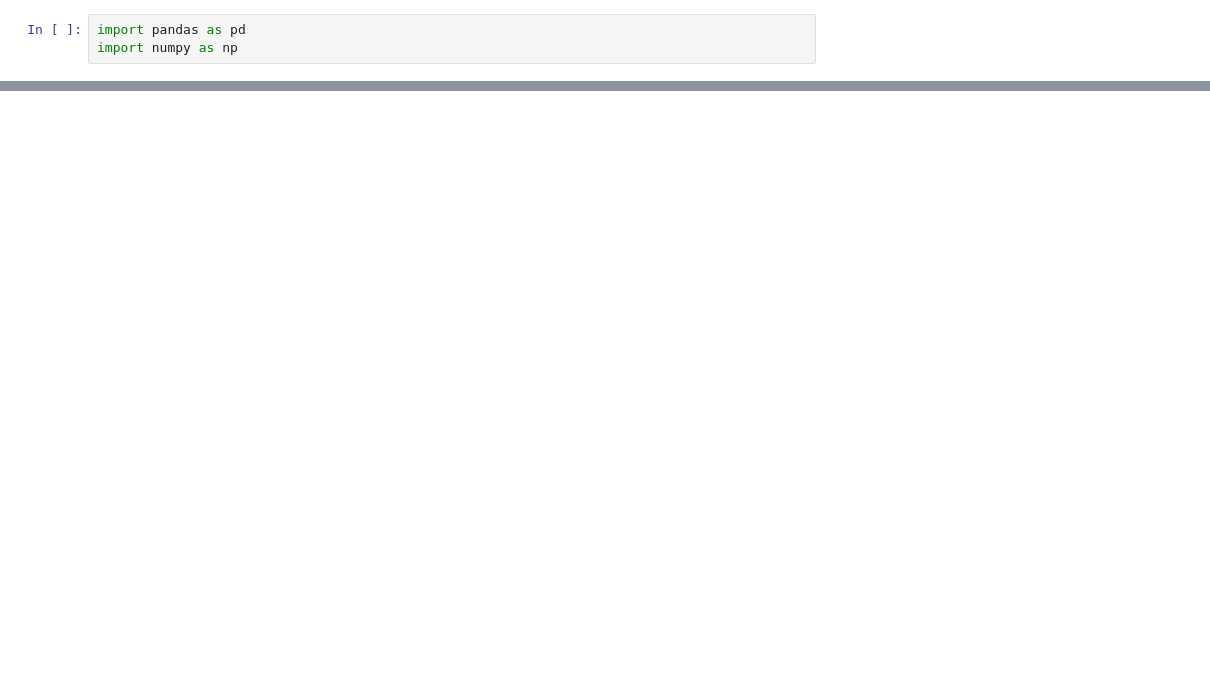
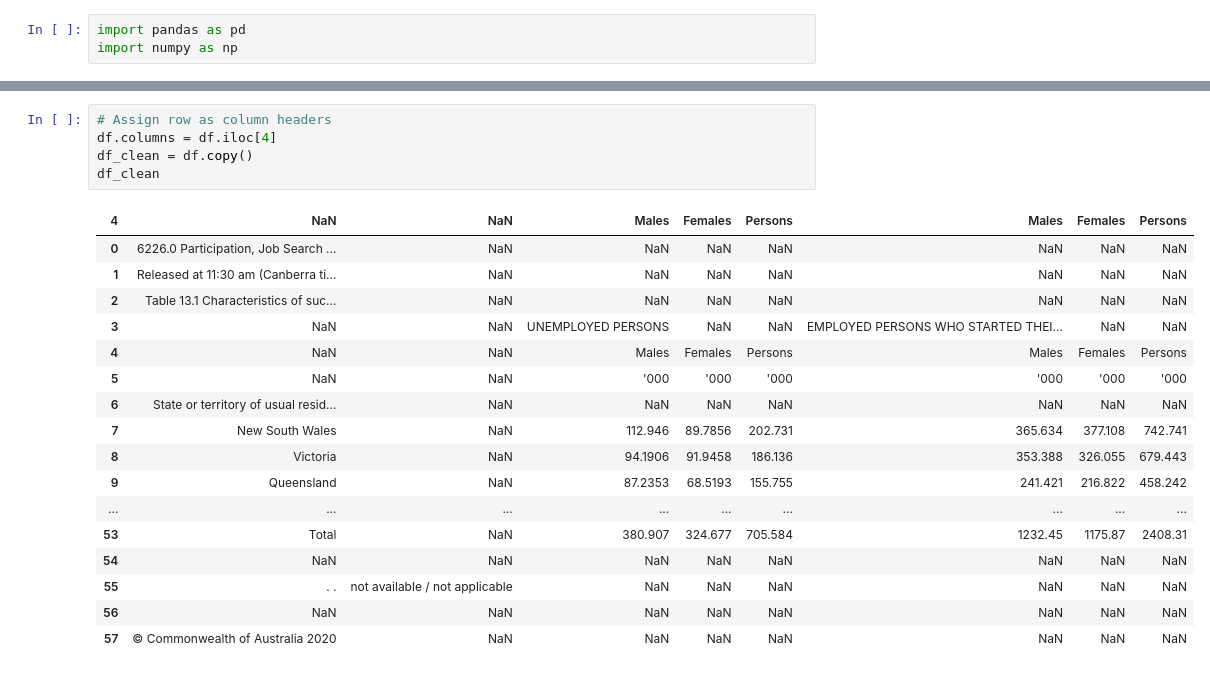
Before and after one commit to dianeyaneza/UWA-Data-Project-2-ETL-SkillsBridge, a Jupyter notebook: char_of_succesful_job_search.ipynb, the cells around one changed output, grey strips where cells are left out. Saved outputs shown, nothing was run; the diff lists cells and outputs as text; blank space fills up the shorter version.

```diff
--- a/char_of_succesful_job_search.ipynb
+++ b/char_of_succesful_job_search.ipynb
@@ -24,3 +24,26 @@ df
 | 55 | . . | not available / not applicable | NaN | NaN | NaN | NaN | NaN | ... |
 | 56 | NaN | NaN | NaN | NaN | NaN | NaN | NaN | ... |
 | 57 | © Commonwealth of Australia 2020 | NaN | NaN | NaN | NaN | NaN | NaN | ... |
+# %%
+# Assign row as column headers
+df.columns = df.iloc[4]
+df_clean = df.copy()
+df_clean
+# %% [output]
+| 4 | NaN | NaN | Males | Females | Persons | Males | Females | Persons |
+| 0 | 6226.0 Participation, Job Search ... | NaN | NaN | NaN | NaN | NaN | NaN | NaN |
+| 1 | Released at 11:30 am (Canberra ti... | NaN | NaN | NaN | NaN | NaN | NaN | NaN |
+| 2 | Table 13.1 Characteristics of suc... | NaN | NaN | NaN | NaN | NaN | NaN | NaN |
+| 3 | NaN | NaN | UNEMPLOYED PERSONS | NaN | NaN | EMPLOYED PERSONS WHO STARTED THEI... | NaN | NaN |
+| 4 | NaN | NaN | Males | Females | Persons | Males | Females | Persons |
+| 5 | NaN | NaN | '000 | '000 | '000 | '000 | '000 | '000 |
+| 6 | State or territory of usual resid... | NaN | NaN | NaN | NaN | NaN | NaN | NaN |
+| 7 | New South Wales | NaN | 112.946 | 89.7856 | 202.731 | 365.634 | 377.108 | 742.741 |
+| 8 | Victoria | NaN | 94.1906 | 91.9458 | 186.136 | 353.388 | 326.055 | 679.443 |
+| 9 | Queensland | NaN | 87.2353 | 68.5193 | 155.755 | 241.421 | 216.822 | 458.242 |
+| ... | ... | ... | ... | ... | ... | ... | ... | ... |
+| 53 | Total | NaN | 380.907 | 324.677 | 705.584 | 1232.45 | 1175.87 | 2408.31 |
+| 54 | NaN | NaN | NaN | NaN | NaN | NaN | NaN | NaN |
+| 55 | . . | not available / not applicable | NaN | NaN | NaN | NaN | NaN | NaN |
+| 56 | NaN | NaN | NaN | NaN | NaN | NaN | NaN | NaN |
+| 57 | © Commonwealth of Australia 2020 | NaN | NaN | NaN | NaN | NaN | NaN | NaN |
```
Also changed, not shown: parts of 5 cells of this notebook, 1 other file.
